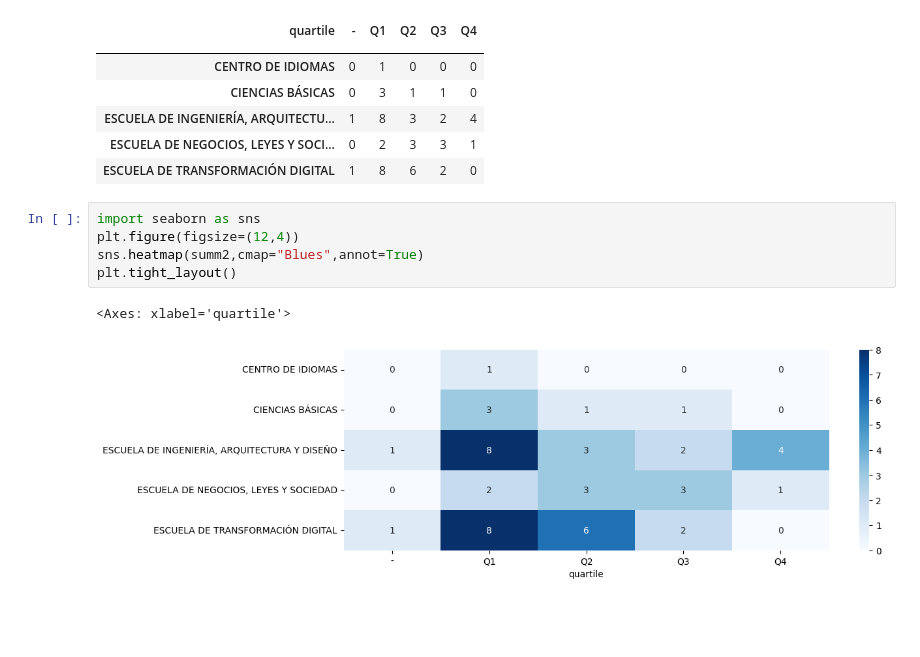
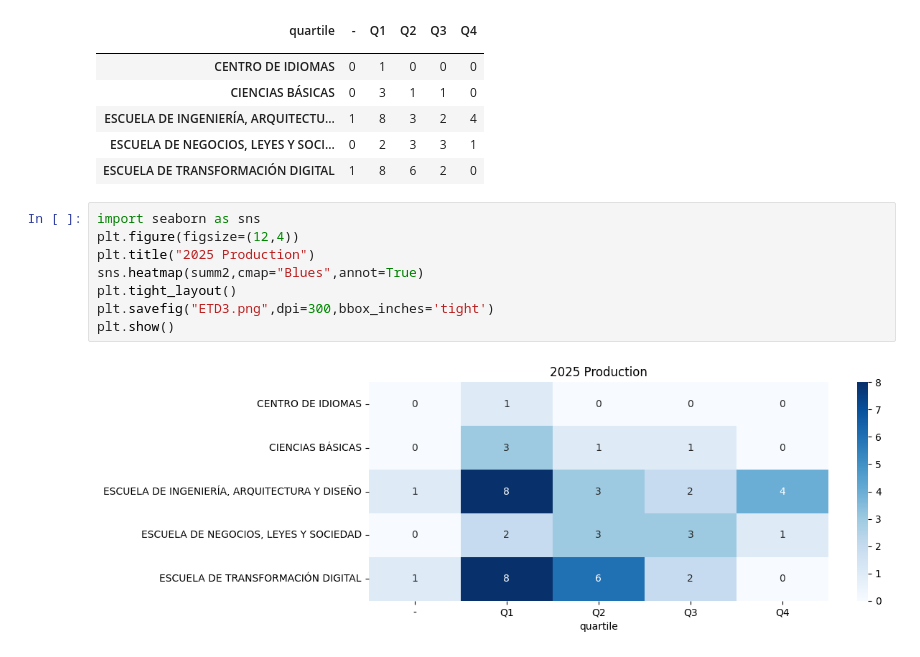
Before and after one commit to sierraporta/Scopus-Metrics-UTB, a Jupyter notebook: Script_Scopus_Investigaciones2.ipynb, the cells around one changed output. Cells and saved outputs as stored; diff of their text form; blank space fills up the shorter version.

```diff
--- a/Script_Scopus_Investigaciones2.ipynb
+++ b/Script_Scopus_Investigaciones2.ipynb
@@ -372,8 +372,10 @@ summ2
 # %%
 import seaborn as sns
 plt.figure(figsize=(12,4))
+plt.title("2025 Production")
 sns.heatmap(summ2,cmap="Blues",annot=True)
 plt.tight_layout()
+plt.savefig("ETD3.png",dpi=300,bbox_inches='tight')
+plt.show()
 # %% [output]
-<Axes: xlabel='quartile'>
-[figure, old version]
+[figure, new version]
```
Also changed, not shown: 3 other files.
